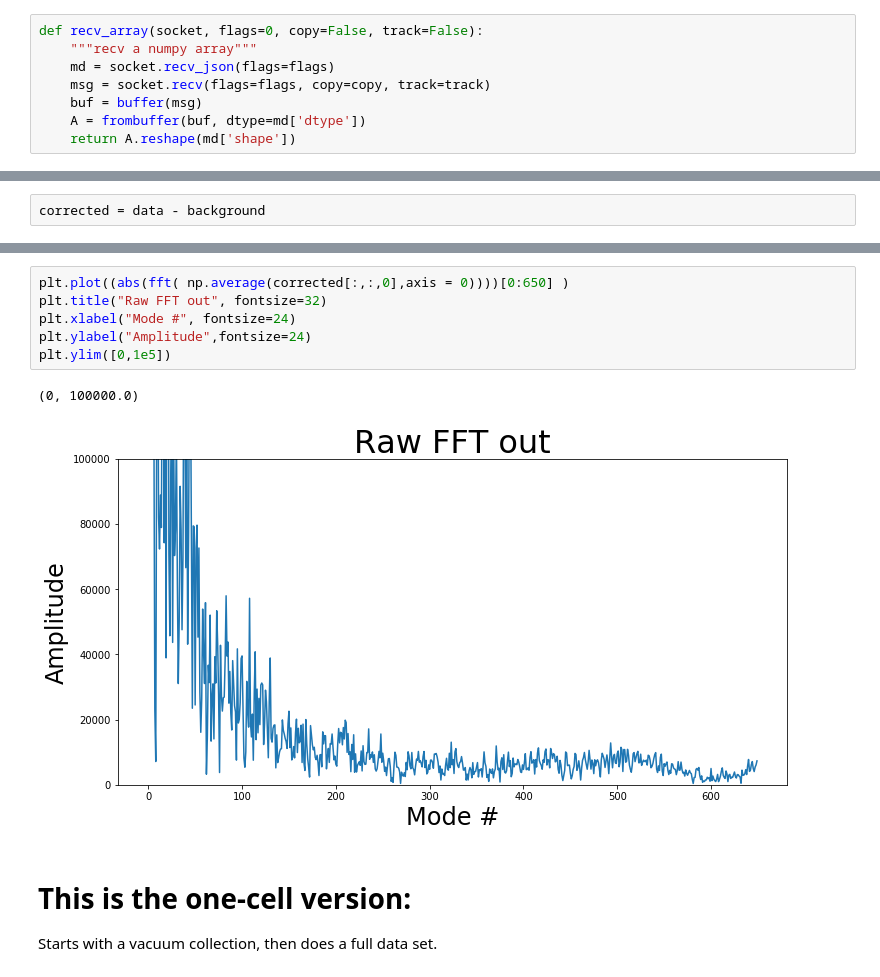
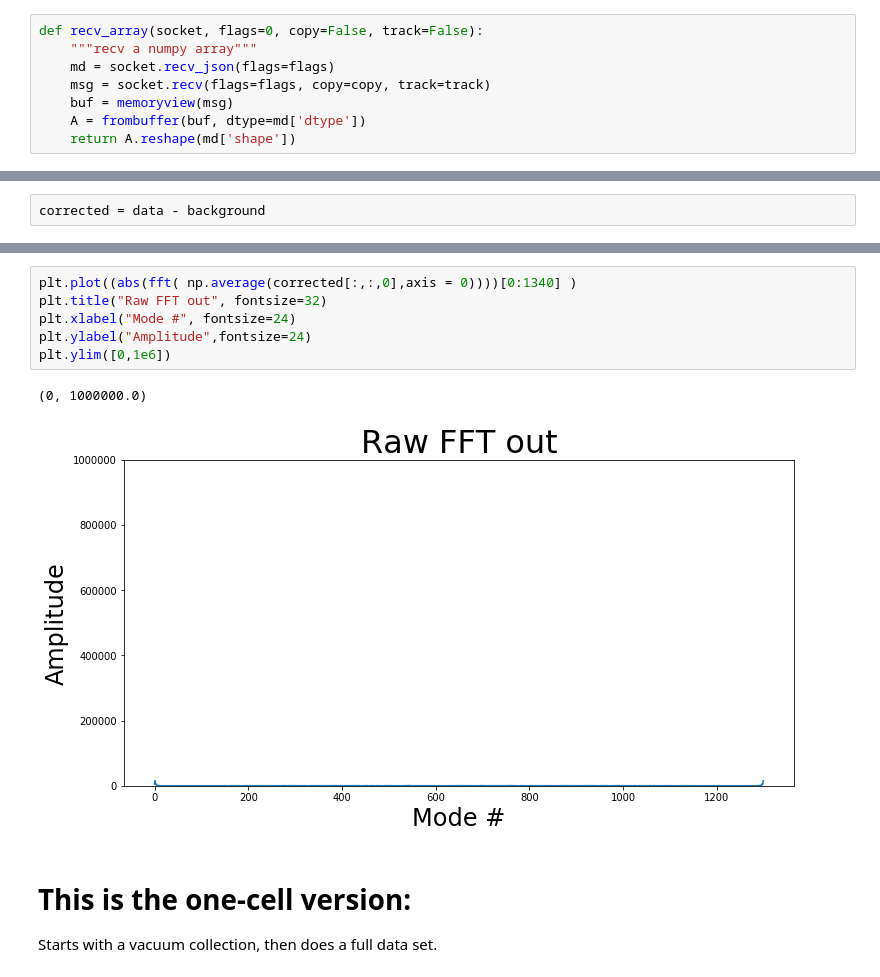
Before and after one commit to DawesLab/CCDimage, a Jupyter notebook: CCDimage.ipynb, the cells around one changed output, grey strips where cells are left out. Saved outputs shown, nothing was run; the diff lists cells and outputs as text.

```diff
--- a/CCDimage.ipynb
+++ b/CCDimage.ipynb
@@ -32,7 +32,7 @@ def recv_array(socket, flags=0, copy=False, track=False):
     """recv a numpy array"""
     md = socket.recv_json(flags=flags)
     msg = socket.recv(flags=flags, copy=copy, track=track)
-    buf = buffer(msg)
+    buf = memoryview(msg)
     A = frombuffer(buf, dtype=md['dtype'])
     return A.reshape(md['shape'])
 # %%
@@ -167,12 +186,12 @@ plt.ylabel("Amplitude",fontsize=24)
 # %%
-plt.plot((abs(fft( np.average(corrected[:,:,0],axis = 0))))[0:650] )
+plt.plot((abs(fft( np.average(corrected[:,:,0],axis = 0))))[0:1340] )
 plt.title("Raw FFT out", fontsize=32)
 plt.xlabel("Mode #", fontsize=24)
 plt.ylabel("Amplitude",fontsize=24)
-plt.ylim([0,1e5])
+plt.ylim([0,1e6])
 # %% [output]
-(0, 100000.0)
+(0, 1000000.0)
-[figure, old version]
+[figure, new version]
 # %% [markdown]
 # This is the one-cell version:
 Starts with a vacuum collection, then does a full data set.
```
Also changed, not shown: parts of 21 cells of this notebook.
